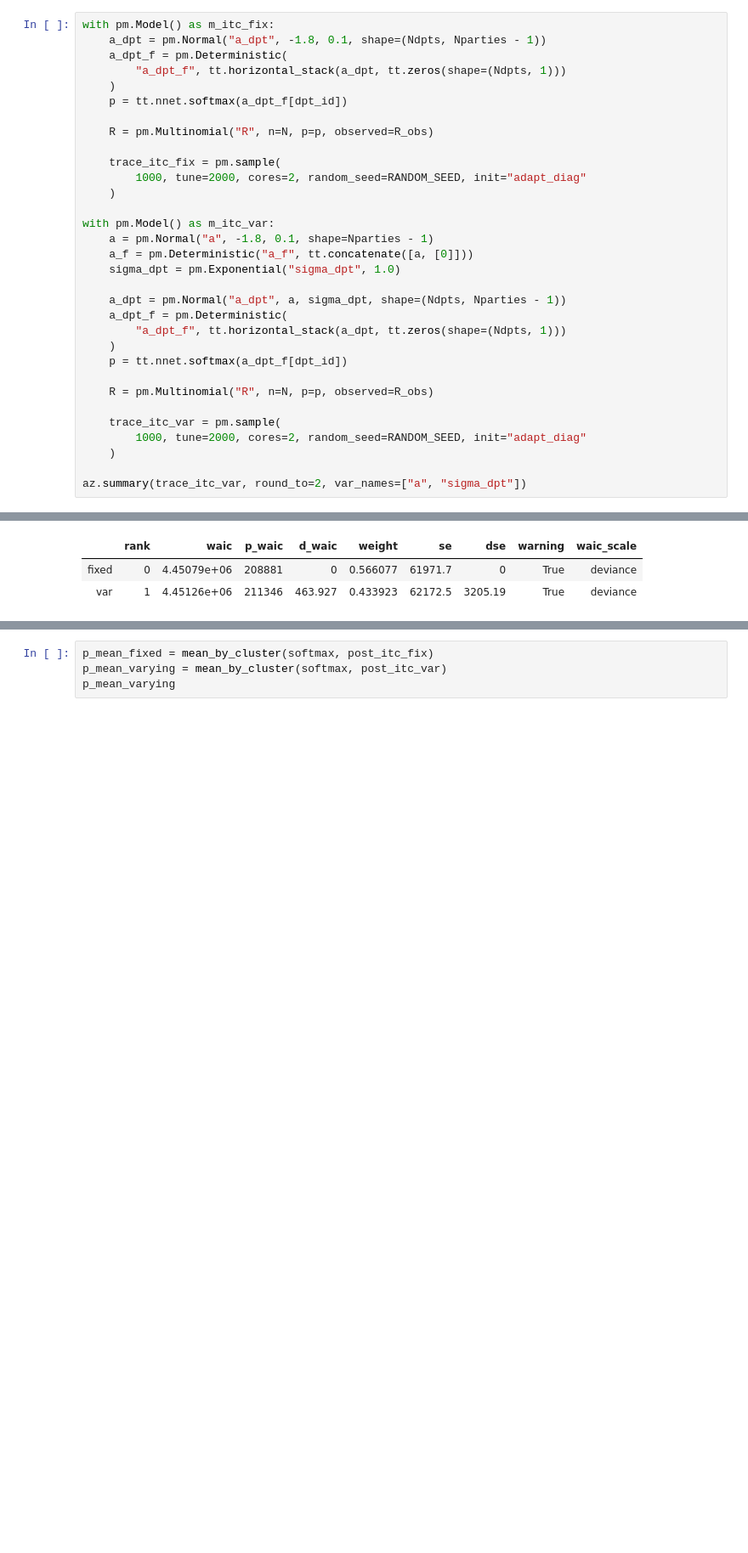
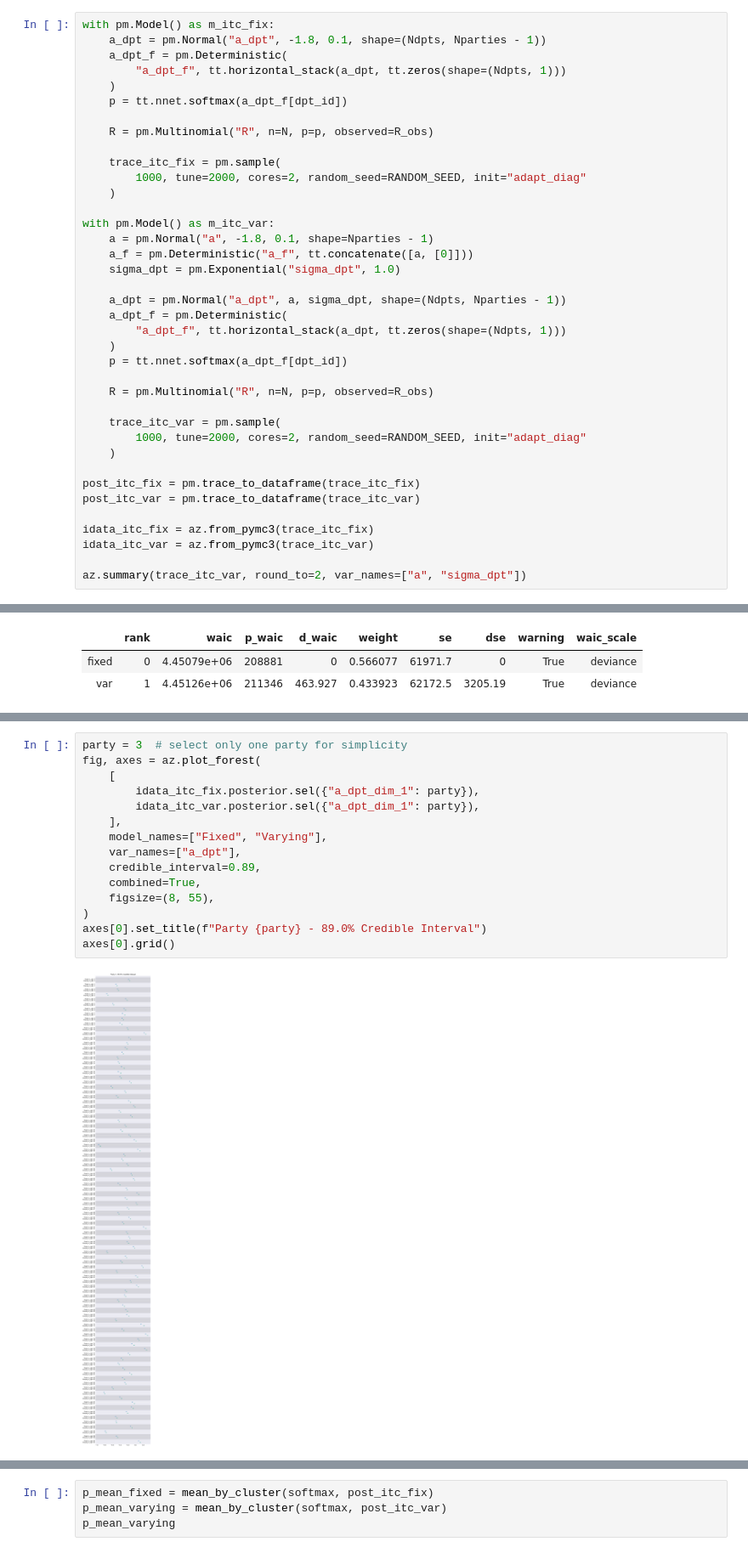
Before and after one commit to pollsposition/models, a Jupyter notebook: fondamentaux/funds2.ipynb, the cells around one changed output, grey strips where cells are left out. Shown at 85% size. Drawn from its saved outputs; the diff is of its cells as text; blank space fills up the shorter version.

```diff
--- a/fondamentaux/funds2.ipynb
+++ b/fondamentaux/funds2.ipynb
@@ -280,6 +280,12 @@ with pm.Model() as m_itc_var:
         1000, tune=2000, cores=2, random_seed=RANDOM_SEED, init="adapt_diag"
     )
 
+post_itc_fix = pm.trace_to_dataframe(trace_itc_fix)
+post_itc_var = pm.trace_to_dataframe(trace_itc_var)
+
+idata_itc_fix = az.from_pymc3(trace_itc_fix)
+idata_itc_var = az.from_pymc3(trace_itc_var)
+
 az.summary(trace_itc_var, round_to=2, var_names=["a", "sigma_dpt"])
 # %% [output]
 Auto-assigning NUTS sampler...
@@ -333,0 +323,17 @@ axes[0].grid()
+# %%
+party = 3  # select only one party for simplicity
+fig, axes = az.plot_forest(
+    [
+        idata_itc_fix.posterior.sel({"a_dpt_dim_1": party}),
+        idata_itc_var.posterior.sel({"a_dpt_dim_1": party}),
+    ],
+    model_names=["Fixed", "Varying"],
+    var_names=["a_dpt"],
+    credible_interval=0.89,
+    combined=True,
+    figsize=(8, 55),
+)
+axes[0].set_title(f"Party {party} - 89.0% Credible Interval")
+axes[0].grid()
+# %% [output]
+[figure, added]
```
Also changed, not shown: parts of 8 cells of this notebook.
